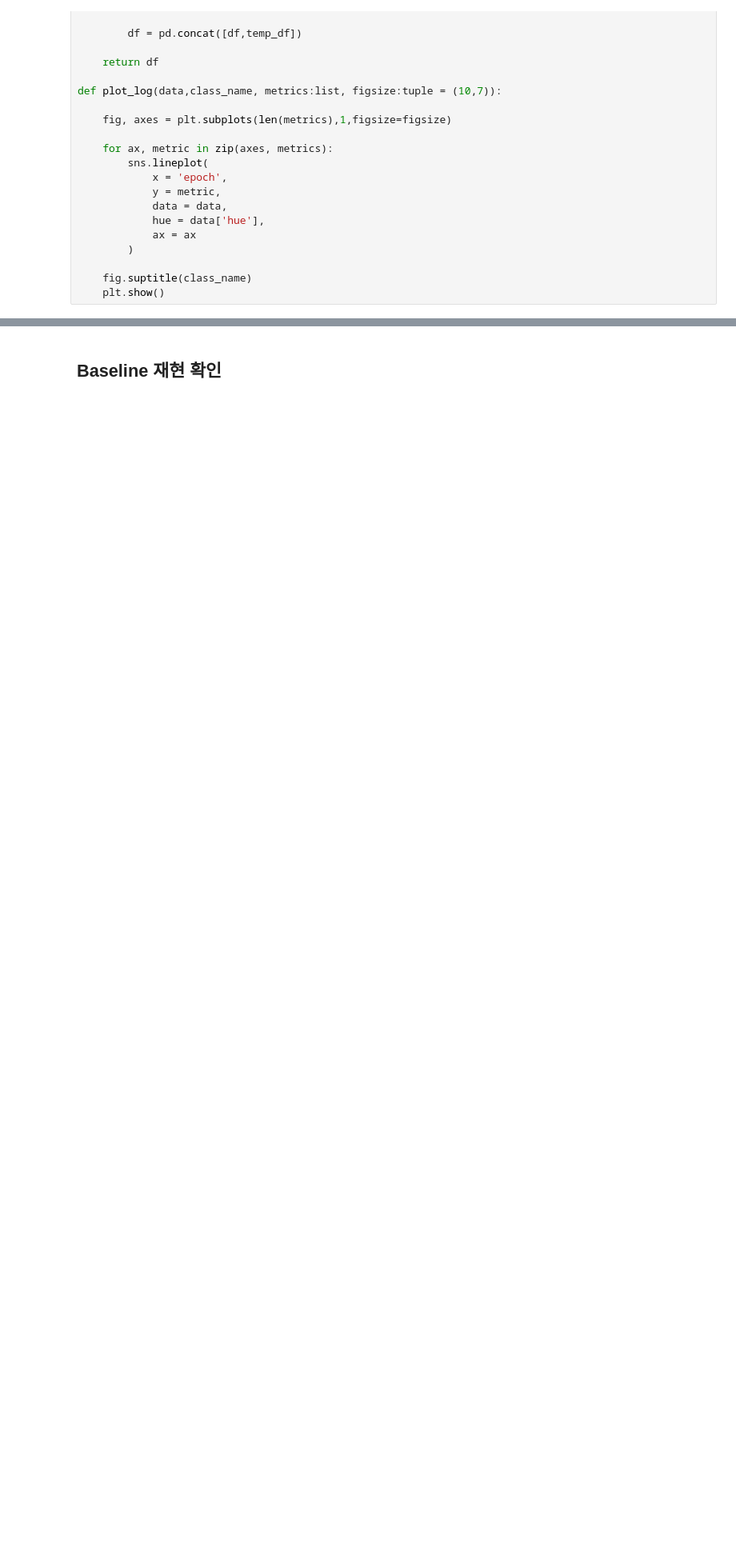
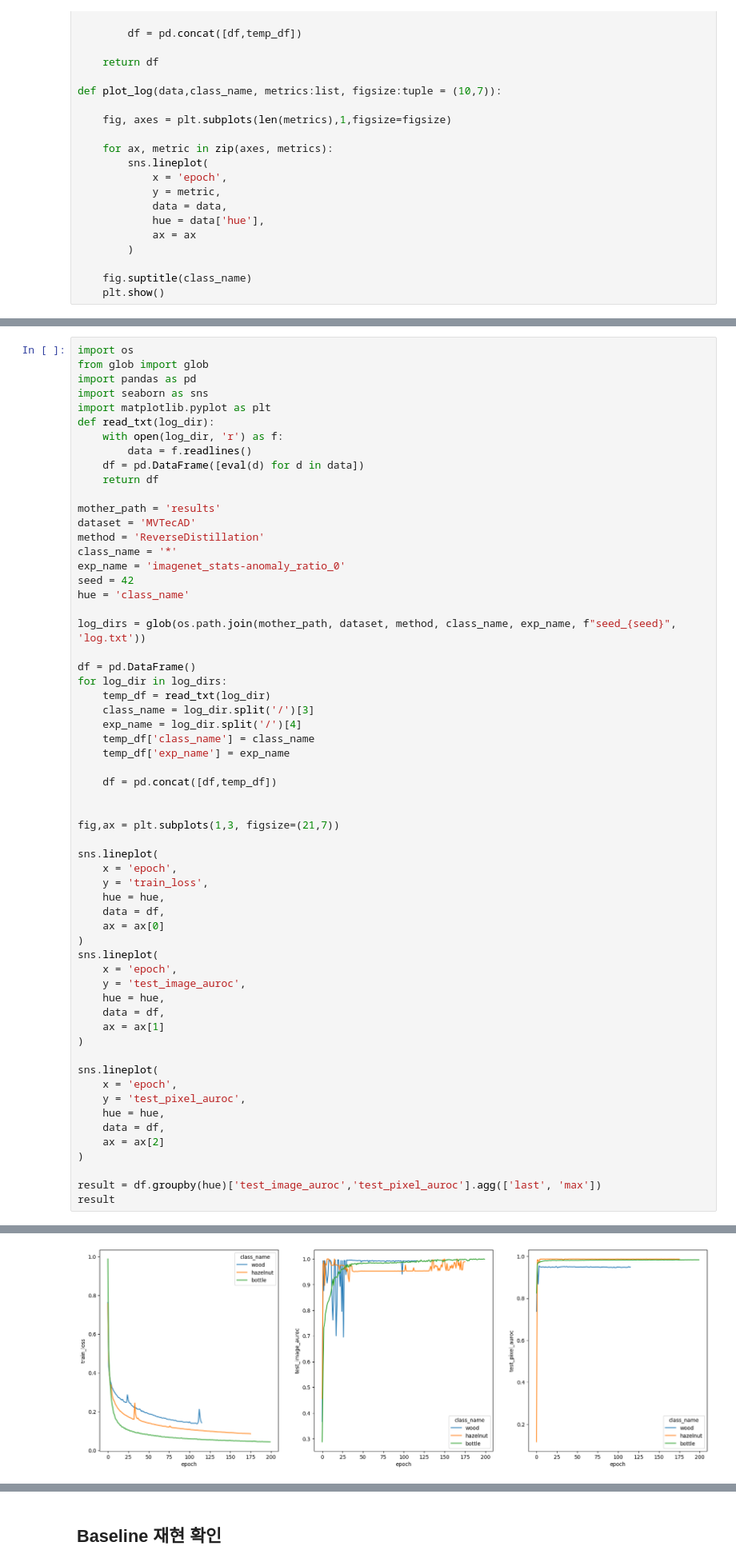
Before and after one commit to crimama/Noisy-Anomaly-Detection-for-Noise-less-train-data-, a Jupyter notebook: working_Evaluation.ipynb, the cells around one changed output, grey strips where cells are left out. Shown at 80% size. Drawn from its saved outputs; the diff is of its cells as text; blank space fills up the shorter version.

```diff
--- a/working_Evaluation.ipynb
+++ b/working_Evaluation.ipynb
@@ -43,0 +46,61 @@ def plot_log(data,class_name, metrics:list, figsize:tuple = (10,7)):
+# %%
+import os
+from glob import glob
+import pandas as pd
+import seaborn as sns
+import matplotlib.pyplot as plt
+def read_txt(log_dir):
+    with open(log_dir, 'r') as f:
+        data = f.readlines()
+    df = pd.DataFrame([eval(d) for d in data])
+    return df
+
+mother_path = 'results'
+dataset = 'MVTecAD'
+method = 'ReverseDistillation'
+class_name = '*'
+exp_name = 'imagenet_stats-anomaly_ratio_0'
+seed = 42
+hue = 'class_name'
+
+log_dirs = glob(os.path.join(mother_path, dataset, method, class_name, exp_name, f"seed_{seed}", 'log.txt'))
+
+df = pd.DataFrame()
+for log_dir in log_dirs:
+    temp_df = read_txt(log_dir)
+    class_name = log_dir.split('/')[3]
+    exp_name = log_dir.split('/')[4]
+    temp_df['class_name'] = class_name
+    temp_df['exp_name'] = exp_name
+
+    df = pd.concat([df,temp_df])
+
+
+fig,ax = plt.subplots(1,3, figsize=(21,7))
+
+sns.lineplot(
+    x = 'epoch',
+    y = 'train_loss',
+    hue = hue,
+    data = df,
+    ax = ax[0]
+)
+sns.lineplot(
+    x = 'epoch',
+    y = 'test_image_auroc',
+    hue = hue,
+    data = df,
+    ax = ax[1]
+)
+
+sns.lineplot(
+    x = 'epoch',
+    y = 'test_pixel_auroc',
+    hue = hue,
+    data = df,
+    ax = ax[2]
+)
+
+result = df.groupby(hue)['test_image_auroc','test_pixel_auroc'].agg(['last', 'max'])
+result
+# %% [output]
@@ -43,0 +113 @@ def plot_log(data,class_name, metrics:list, figsize:tuple = (10,7)):
+[figure, added]
```
Also changed, not shown: parts of 12 cells of this notebook, 2 other files.
